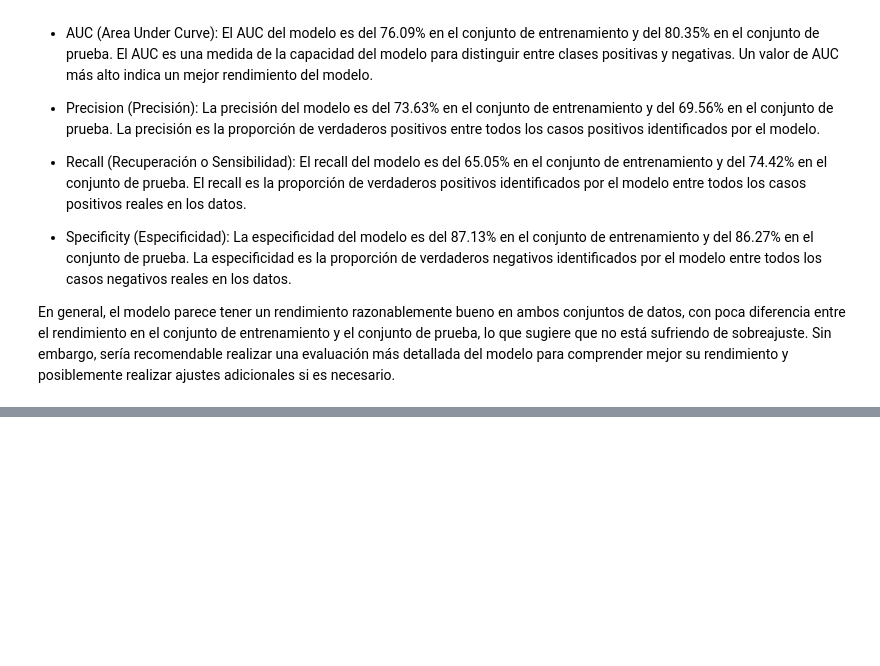
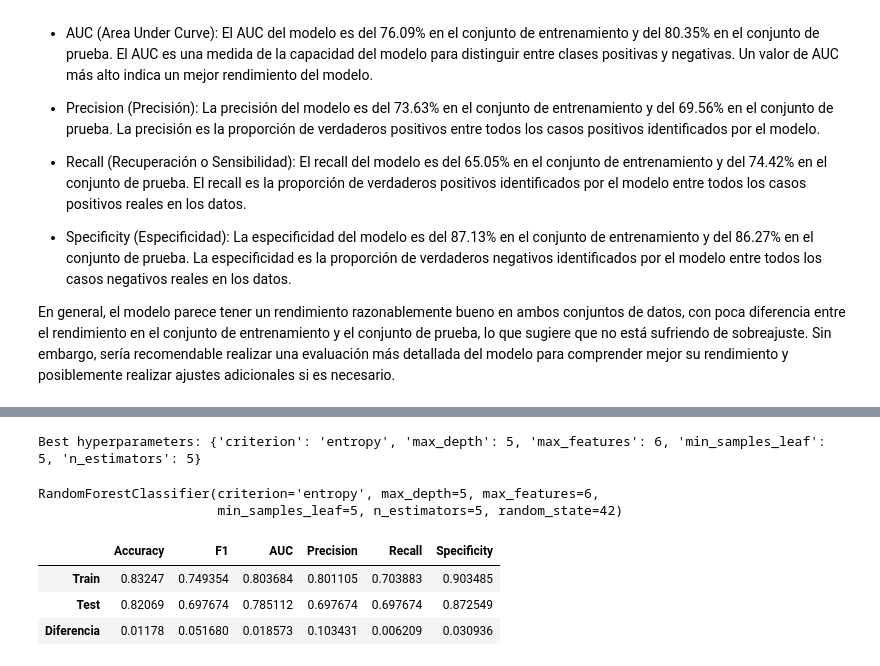
Before and after one commit to 4GeeksAcademy/Decision-tree-algorithm-RF, a Jupyter notebook: src/RandomForest.ipynb, the cells around one changed output, grey strips where cells are left out. Saved outputs shown, nothing was run; the diff lists cells and outputs as text; code cells hidden in the pictures; blank space fills up the shorter version.

```diff
--- a/src/RandomForest.ipynb
+++ b/src/RandomForest.ipynb
@@ -86,0 +91,12 @@ En general, el modelo parece tener un rendimiento razonablemente bueno en ambos
+# %%
+hyperparams = {
+    "n_estimators": [5, 10, 15, 20],
+    "criterion": ["gini", "entropy"],                # Funciones de criterio para medir la calidad de una división
+    "max_depth": [2, 5, 10, 15, 20],             # La profundidad máxima del árbol
+    "min_samples_leaf": [5, 10, 15, 20],              # Número mínimo de muestras requeridas para ser un nodo hoja
+    "max_features": [1, 2, 3, 4, 5, 6]
+}
+
+# Búsqueda en cuadrícula con validación cruzada
+grid = GridSearchCV(model, hyperparams, scoring = "accuracy", cv = 10)   # métrica de evaluación (scoring - "accuracy" para maximizar la precisión)
+grid                                                                           # nº de divisiones de validación cruzada (cv, que se establece en 10).
@@ -86,0 +115,21 @@ En general, el modelo parece tener un rendimiento razonablemente bueno en ambos
+# %%
+grid.fit(X_train, y_train)
+
+print(f"Best hyperparameters: {grid.best_params_}")
+# %% [output]
+Best hyperparameters: {'criterion': 'entropy', 'max_depth': 5, 'max_features': 6, 'min_samples_leaf': 5, 'n_estimators': 5}
+# %%
+model = RandomForestClassifier(n_estimators = 5, criterion = 'entropy', max_depth = 5, min_samples_leaf = 5, max_features = 6, random_state = 42)
+model.fit(X_train, y_train)
+# %% [output]
+RandomForestClassifier(criterion='entropy', max_depth=5, max_features=6,
+                       min_samples_leaf=5, n_estimators=5, random_state=42)
+# %%
+m_train_pred = model.predict(X_train)
+m_test_pred = model.predict(X_test)
+get_metrics(y_train, y_test, m_train_pred, m_test_pred)
+# %% [output]
+|  | Accuracy | F1 | AUC | Precision | Recall | Specificity |
+| Train | 0.83247 | 0.749354 | 0.803684 | 0.801105 | 0.703883 | 0.903485 |
+| Test | 0.82069 | 0.697674 | 0.785112 | 0.697674 | 0.697674 | 0.872549 |
+| Diferencia | 0.01178 | 0.051680 | 0.018573 | 0.103431 | 0.006209 | 0.030936 |
```
Also changed, not shown: parts of 3 cells of this notebook.
